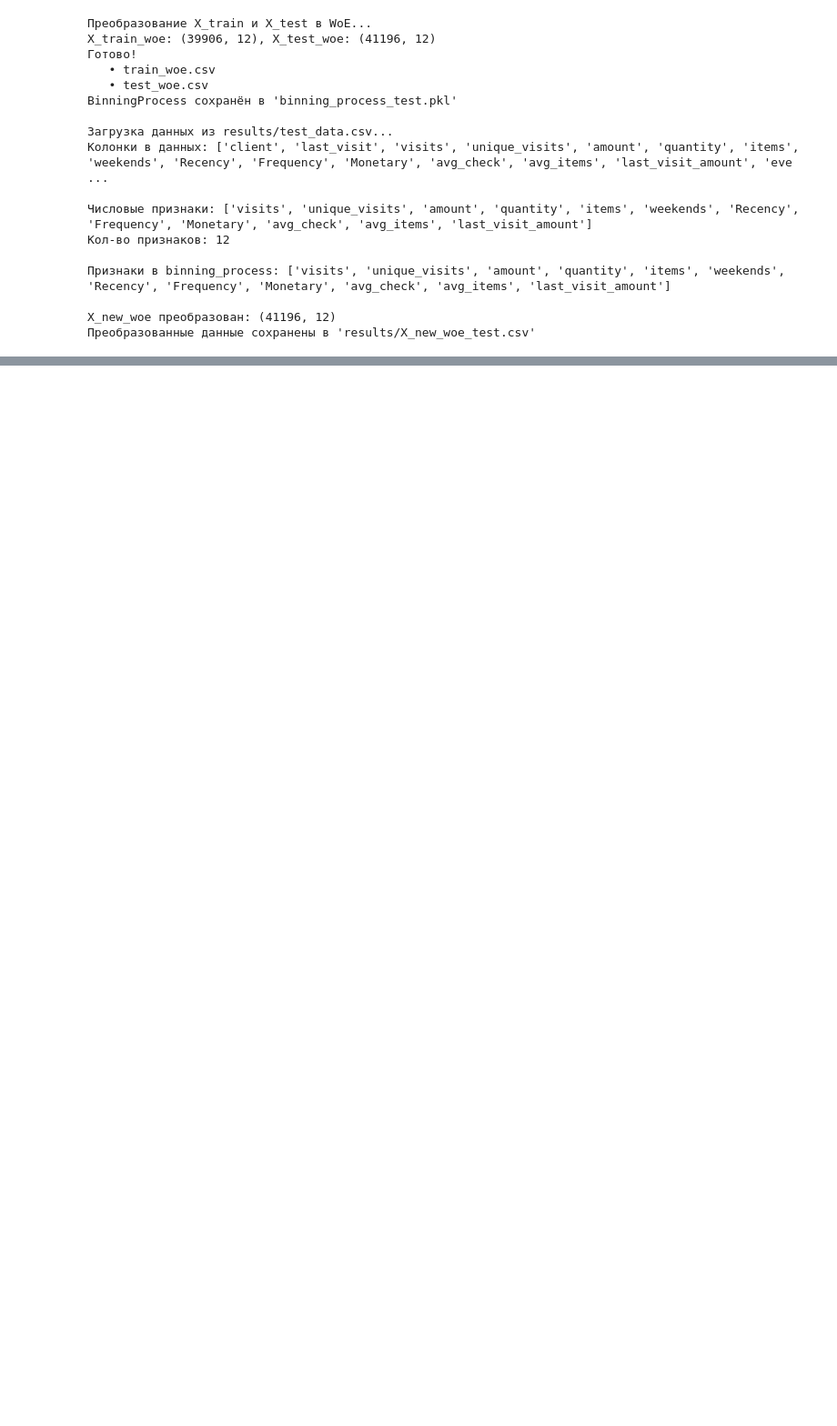
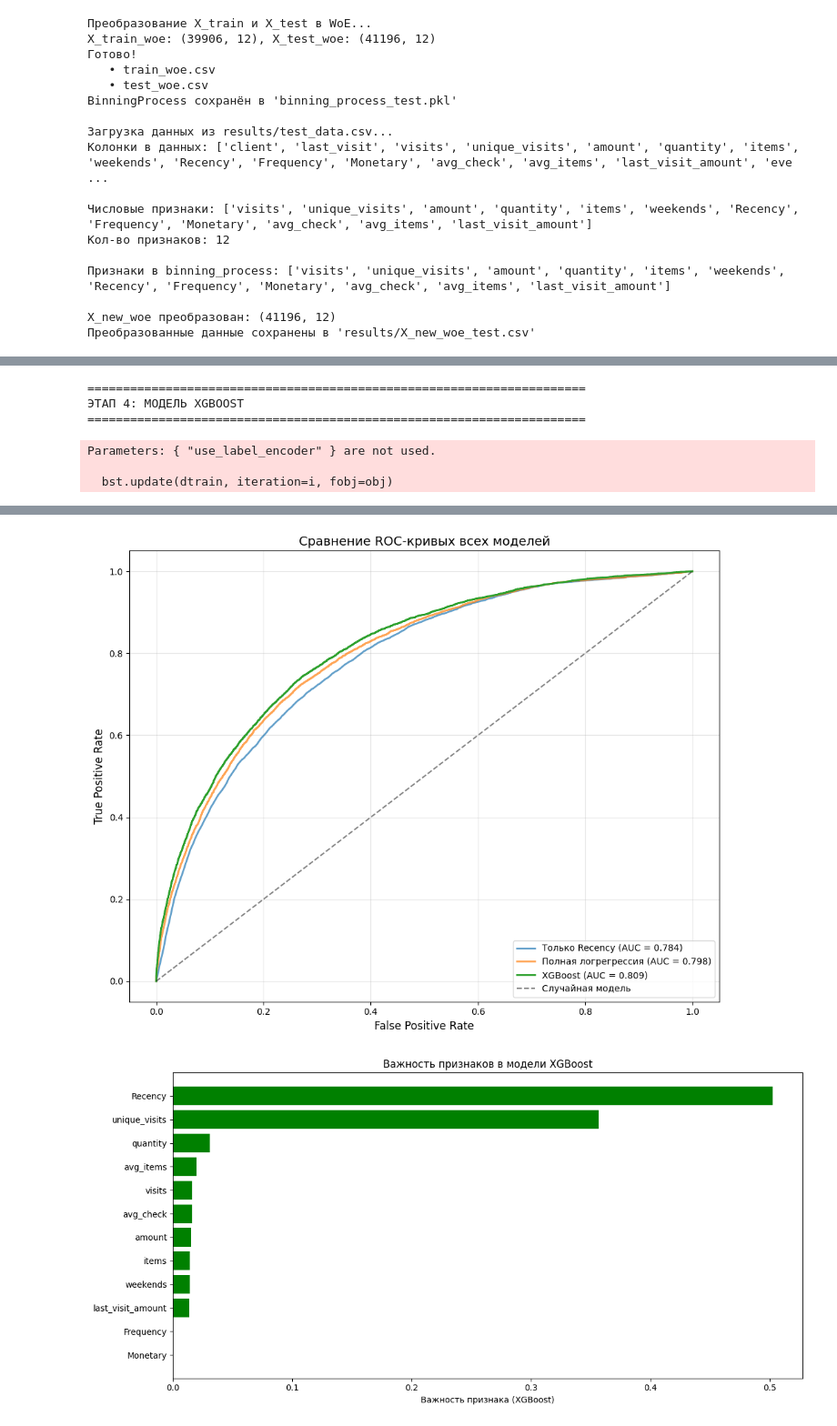
Before and after one commit to glazed-curd/machine_learning, a Jupyter notebook: 7_lab.ipynb, the cells around one changed output, grey strips where cells are left out. Shown at 91% size. Cells and saved outputs as stored; diff of their text form; code cells hidden in the pictures; blank space fills up the shorter version.

```diff
--- a/7_lab.ipynb
+++ b/7_lab.ipynb
@@ -629,0 +939,75 @@ X_new_woe преобразован: (41196, 12)
+# %%
+print("\n" + "=" * 70)
+print("ЭТАП 4: МОДЕЛЬ XGBOOST")
+print("=" * 70)
+
+from xgboost import XGBClassifier
+
+# 1. Создаем модель XGBoost с базовыми параметрами
+xgb_model = XGBClassifier(
+    n_estimators=100,      # Количество деревьев
+    max_depth=3,           # Максимальная глубина деревьев
+    learning_rate=0.1,     # Скорость обучения
+    random_state=42,
+    eval_metric='logloss', # Метрика для бинарной классификации
+    use_label_encoder=False
+)
+
+# 2. Обучаем модель
+xgb_model.fit(X_train_models, y_train_models)
+
+# 3. Предсказания
+y_pred_prob_xgb = xgb_model.predict_proba(X_test_models)[:, 1]
+y_pred_xgb = xgb_model.predict(X_test_models)
+
+# 4. Оценка модели
+roc_auc_xgb = roc_auc_score(y_test_models, y_pred_prob_xgb)
+print(f"ROC-AUC (XGBoost): {roc_auc_xgb:.4f}")
+
+# 5. Сравнение со всеми моделями
+print("\nСРАВНЕНИЕ ВСЕХ МОДЕЛЕЙ:")
+models_comparison = pd.DataFrame({
+    'Модель': ['Только Recency', 'Полная логрегрессия', 'XGBoost'],
+    'ROC-AUC': [roc_auc_recency, roc_auc_full, roc_auc_xgb]
+})
+print(models_comparison.to_string(index=False))
+
+# 6. Важность признаков в XGBoost
+print("\nВАЖНОСТЬ ПРИЗНАКОВ В XGBOOST:")
+xgb_importance = pd.DataFrame({
+    'Признак': X_train_models.columns,
+    'Важность': xgb_model.feature_importances_
+})
+xgb_importance = xgb_importance.sort_values('Важность', ascending=False)
+print(xgb_importance.to_string(index=False))
+
+# 7. ROC-кривые всех моделей
+fpr_xgb, tpr_xgb, _ = roc_curve(y_test_models, y_pred_prob_xgb)
+
+plt.figure(figsize=(10, 8))
+plt.plot(fpr_recency, tpr_recency, label=f'Только Recency (AUC = {roc_auc_recency:.3f})', linewidth=2, alpha=0.7)
+plt.plot(fpr_full, tpr_full, label=f'Полная логрегрессия (AUC = {roc_auc_full:.3f})', linewidth=2, alpha=0.7)
+plt.plot(fpr_xgb, tpr_xgb, label=f'XGBoost (AUC = {roc_auc_xgb:.3f})', linewidth=2)
+plt.plot([0, 1], [0, 1], 'k--', label='Случайная модель', alpha=0.5)
+plt.xlabel('False Positive Rate', fontsize=12)
+plt.ylabel('True Positive Rate', fontsize=12)
+plt.title('Сравнение ROC-кривых всех моделей', fontsize=14)
+plt.legend(loc='lower right')
+plt.grid(True, alpha=0.3)
+plt.tight_layout()
+plt.show()
+
+# 8. Визуализация важности признаков XGBoost
+plt.figure(figsize=(12, 6))
+bars = plt.barh(xgb_importance['Признак'][::-1], xgb_importance['Важность'][::-1], color='green')
+plt.xlabel('Важность признака (XGBoost)')
+plt.title('Важность признаков в модели XGBoost')
+plt.tight_layout()
+plt.show()
+# %% [output]
+======================================================================
+ЭТАП 4: МОДЕЛЬ XGBOOST
+======================================================================
+Parameters: { "use_label_encoder" } are not used.
+
+  bst.update(dtrain, iteration=i, fobj=obj)
@@ -629,0 +1031,2 @@ X_new_woe преобразован: (41196, 12)
+[figure, added]
+[figure, added]
```
Also changed, not shown: parts of 6 cells of this notebook.
